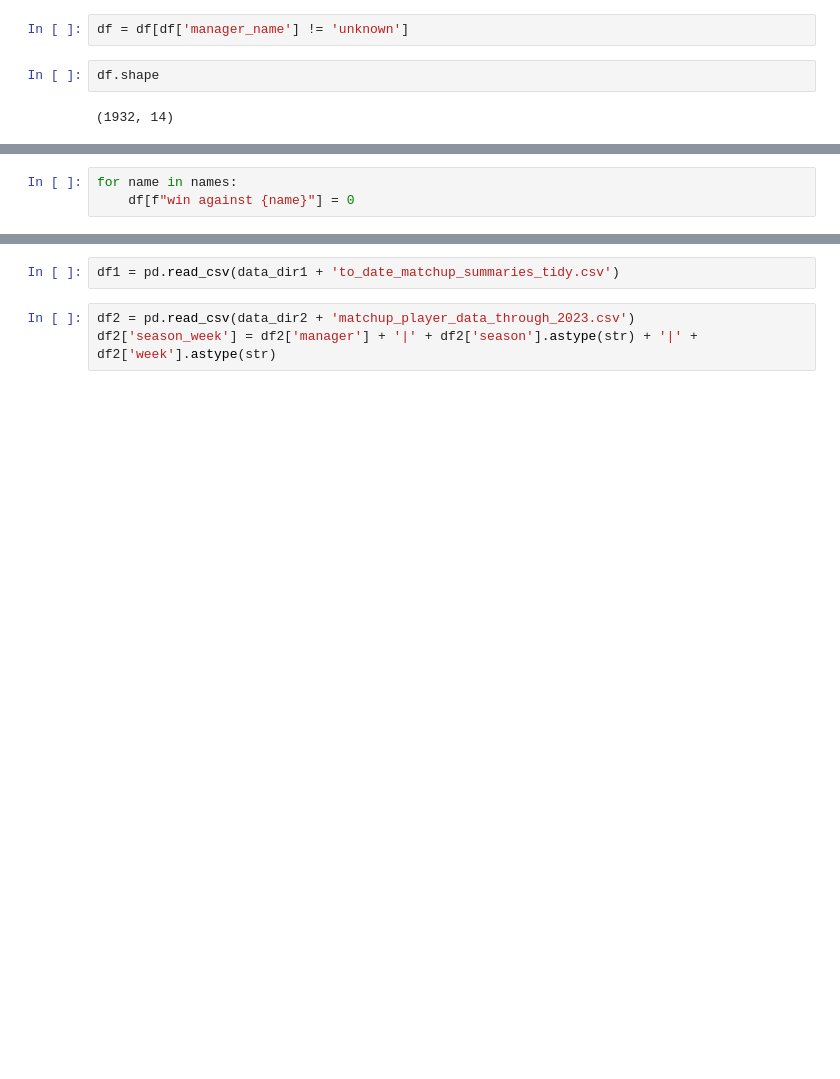
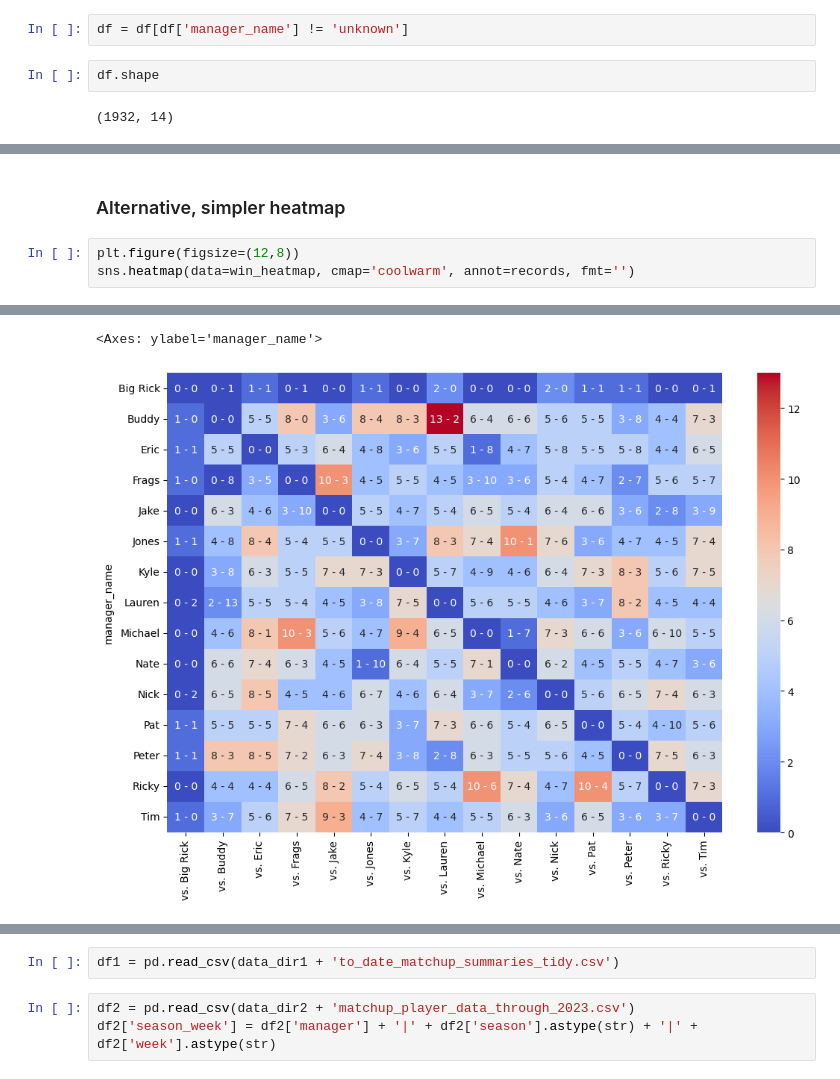
Before and after one commit to mikeminik/yahoo-ssff, a Jupyter notebook: viz/matchups_EDA.ipynb, the cells around one changed output, grey strips where cells are left out. Drawn from its saved outputs; the diff is of its cells as text; blank space fills up the shorter version.

```diff
--- a/viz/matchups_EDA.ipynb
+++ b/viz/matchups_EDA.ipynb
@@ -44,3 +38,0 @@ names = list(df['manager_name'].unique())
-# %%
-for name in names:
-    df[f"win against {name}"] = 0
@@ -70,0 +144,6 @@ plt.title('Head to Head Career Wins (Since 2015)', size = 14);
+# %% [markdown]
+### Alternative, simpler heatmap
+# %%
+plt.figure(figsize=(12,8))
+sns.heatmap(data=win_heatmap, cmap='coolwarm', annot=records, fmt='')
+# %% [output]
@@ -70,0 +152,2 @@ plt.title('Head to Head Career Wins (Since 2015)', size = 14);
+<Axes: ylabel='manager_name'>
+[figure, added]
```
Also changed, not shown: parts of 22 cells of this notebook, 1 other file.
